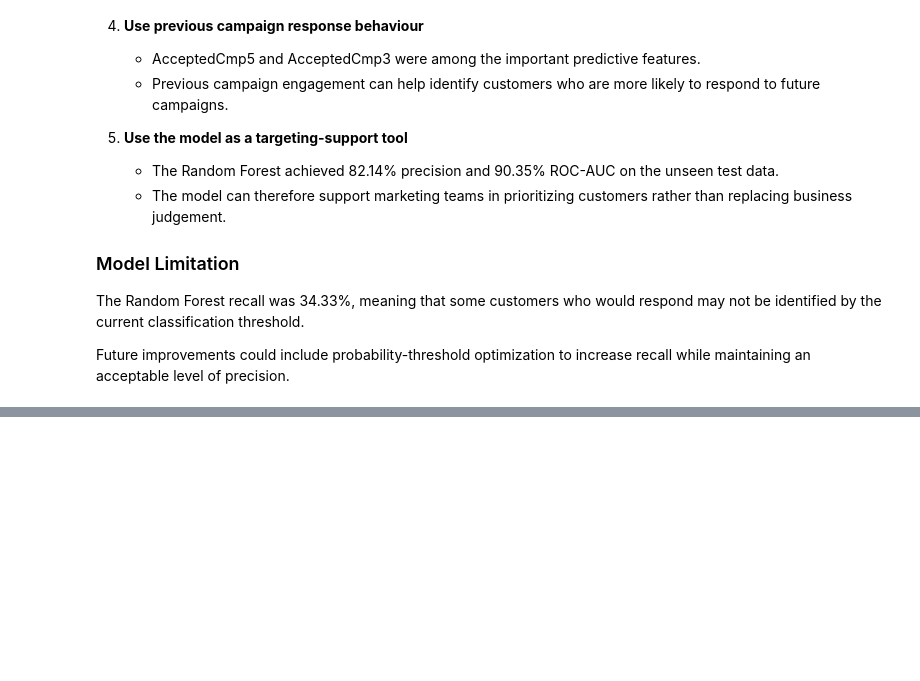
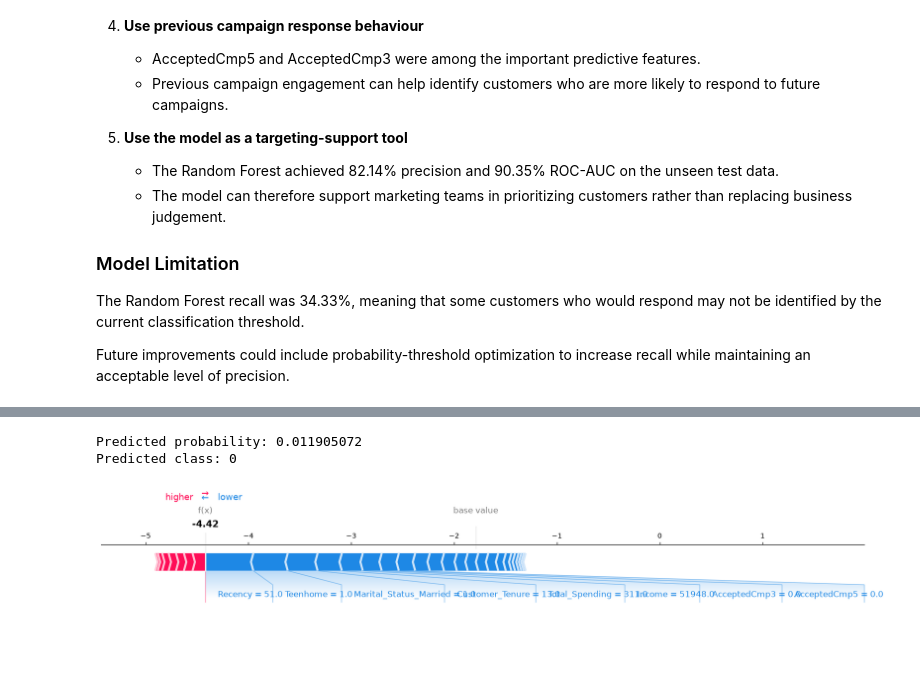
Before and after one commit to GomsVenky/customer-behavior-prediction, a Jupyter notebook: notebooks/01_data_exploration.ipynb, the cells around one changed output, grey strips where cells are left out. Drawn from its saved outputs; the diff is of its cells as text; code cells hidden in the pictures; blank space fills up the shorter version.

```diff
--- a/notebooks/01_data_exploration.ipynb
+++ b/notebooks/01_data_exploration.ipynb
@@ -2360,0 +3707,6 @@ Future improvements could include probability-threshold optimization to increase
+# %%
+customer_index = 0
+
+customer_data = X_test.iloc[[customer_index]]
+
+print(customer_data)
@@ -2360,0 +3733,27 @@ Future improvements could include probability-threshold optimization to increase
+# %%
+customer_probability = shap_xgb_model.predict_proba(
+    customer_data
+)[0, 1]
+
+customer_prediction = int(
+    customer_probability >= 0.20
+)
+
+print("Predicted probability:", customer_probability)
+print("Predicted class:", customer_prediction)
+# %% [output]
+Predicted probability: 0.011905072
+Predicted class: 0
+# %%
+customer_shap_values = shap_explainer.shap_values(
+    customer_data
+)
+# %%
+shap.force_plot(
+    shap_explainer.expected_value,
+    customer_shap_values[0],
+    customer_data.iloc[0],
+    matplotlib=True
+)
+# %% [output]
+[figure, added]
```
Also changed, not shown: parts of 148 cells of this notebook, 6 other files.
